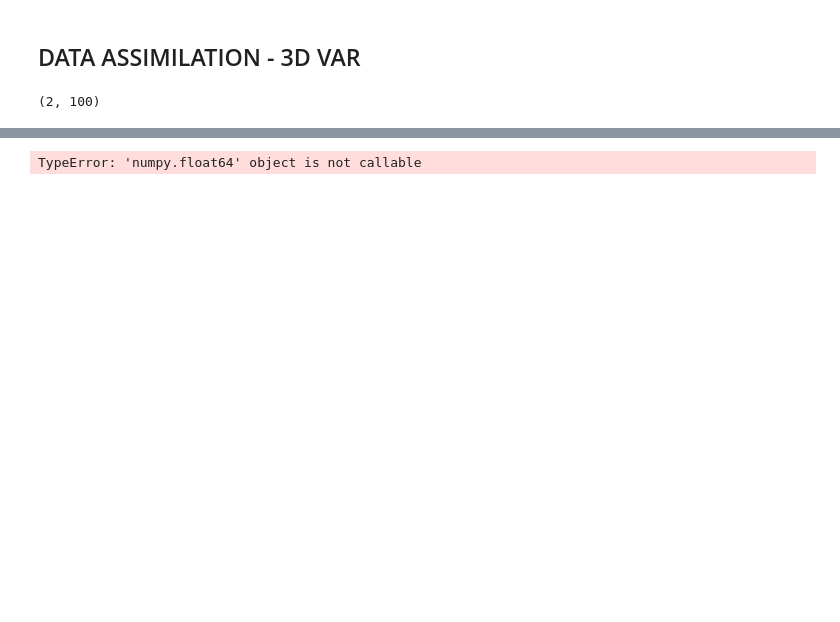
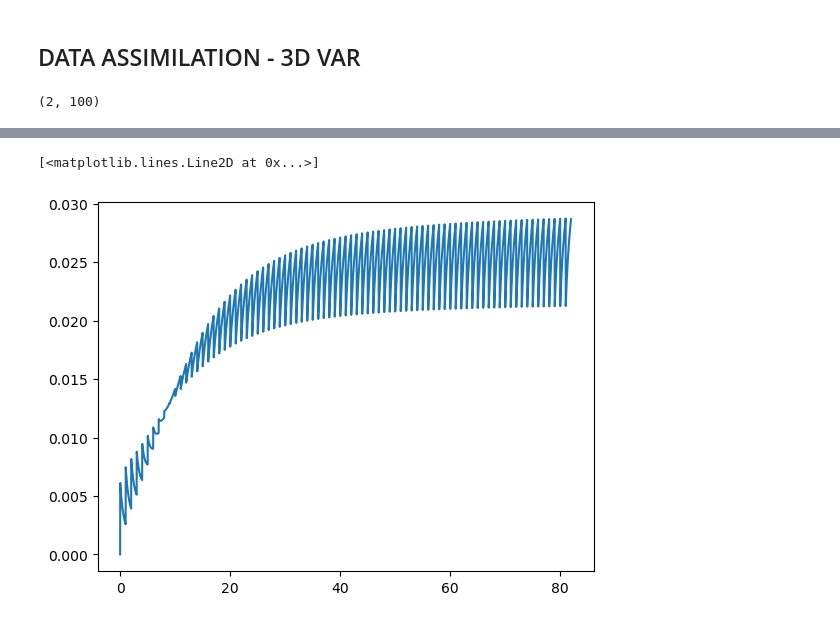
Before and after one commit to brune-RS/M2-Projet-numerique--Finite-difference--Data-assimilation-, a Jupyter notebook: generate_obs+3Dvar.ipynb, the cells around one changed output, grey strips where cells are left out. Drawn from its saved outputs; the diff is of its cells as text; code cells hidden in the pictures; blank space fills up the shorter version.

```diff
--- a/generate_obs+3Dvar.ipynb
+++ b/generate_obs+3Dvar.ipynb
@@ -96,30 +110,37 @@ Nx=len(xx)
 
 #_________________________________
 
-xb_save = np.zeros((Nt+1,Nx))   # stocke résultats du modèle d'origine
-xa_save = np.zeros((Nt+1,Nx))   #stocke résultats du modèle avec assimilation de données
-xb_save[0,:] = gauss(xx, mu, s) # valeur au pas de temps 0   #backgroud
+xb_save = np.zeros((Nt,Nx))   # stocke résultats du modèle d'origine
+x_save = np.zeros((Nt,Nx))   #stocke résultats du modèle avec assimilation de données
+#xb_save[0,:] = gauss(xx, mu, s)
+xb_save[:,0]=temp_cycle(tt,dt)# valeur au pas de temps 0   #backgroud
 Var_save = np.zeros((Nt+1,Nx))  #valeur de la variance
 Var_save[0,:] = Pmat
 
-for it in range(NT):
-   # t=tt[i]#moment dans la simulation
+xb=xb_save[0,:]
+for it in range(Nt-1):
+
 
 #FORECAST
-    xb=xb_save[it,:]#champ de température au temps t   background
-    xin=euler_f_assim(xb)# prévision à t+1 en faisant tourner le modèle
+    #champ de température au temps t   background
+    xb=euler_f_assim(xb,dt,dx,K)# prévision à t+1 en faisant tourner le modèle
 #si H est changé à chaque pas de temps faire qqch
 
+    iobs=0
     if tt[it] in tt_obs_10cm : #ANALYSE
-        iobs=0
         yo=yobs[:,iobs]
-        xa = so.minimize(CostFunction(xin,xb,yo,Pmat,Robs,hobs),xb, args=(xin),  # minimize pour le paramètre xin
+        res = so.minimize(CostFunction,xb,args=(xb,yo,Pmat,Robs,hobs),  # minimize pour le paramètre xin
                    method='Powell',
                    options={'maxiter': 30})
+        xb=res['x']
         #Pmat= nb
         iobs=+1
-        xb_save[it+1,:] = xb
-        xa_save[it+1,:] = xa
+
+        #xa_save[iobs,:] = xb
+    x_save[it+1,:] = xb
         #Var_save[:,it+1] = np.diag(Pmat)
-# %% [output]
-TypeError: 'numpy.float64' object is not callable
+# %%
+plt.plot(tt,x_save[:,5])
+# %% [output]
+[<matplotlib.lines.Line2D at 0x...>]
+[figure, added]
```
Also changed, not shown: parts of 5 cells of this notebook.
